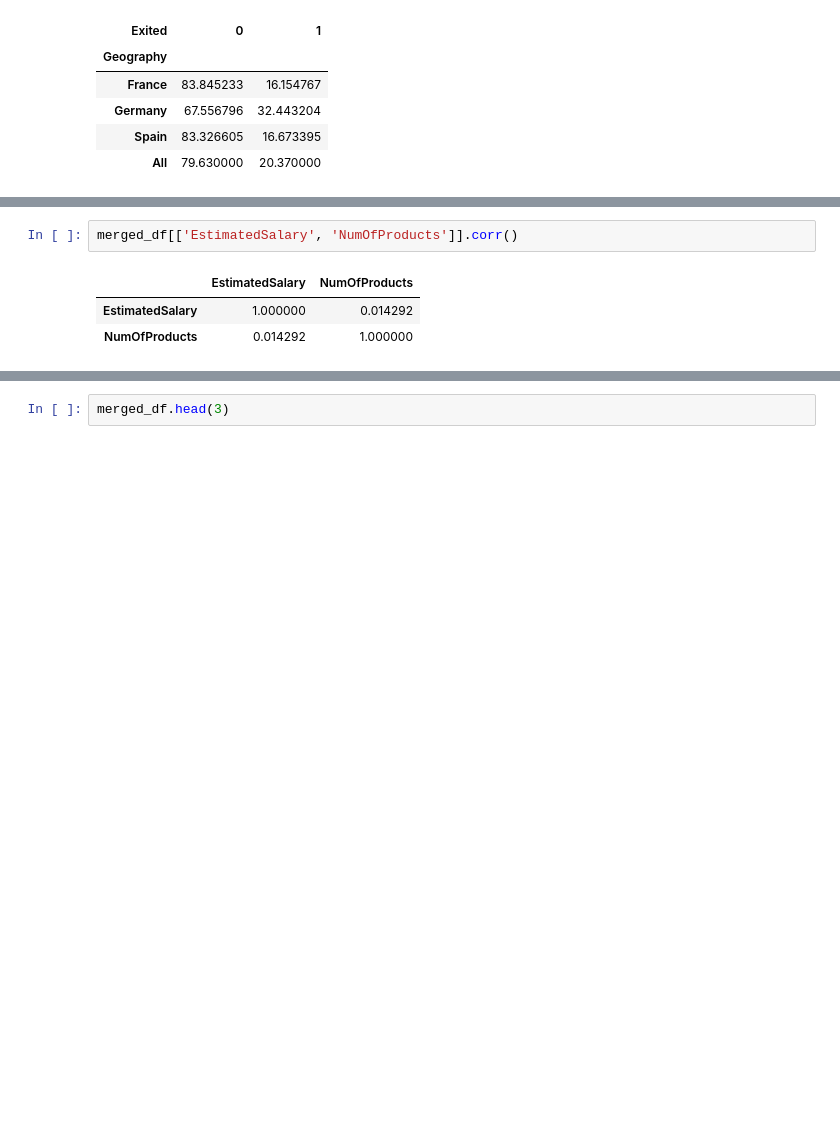
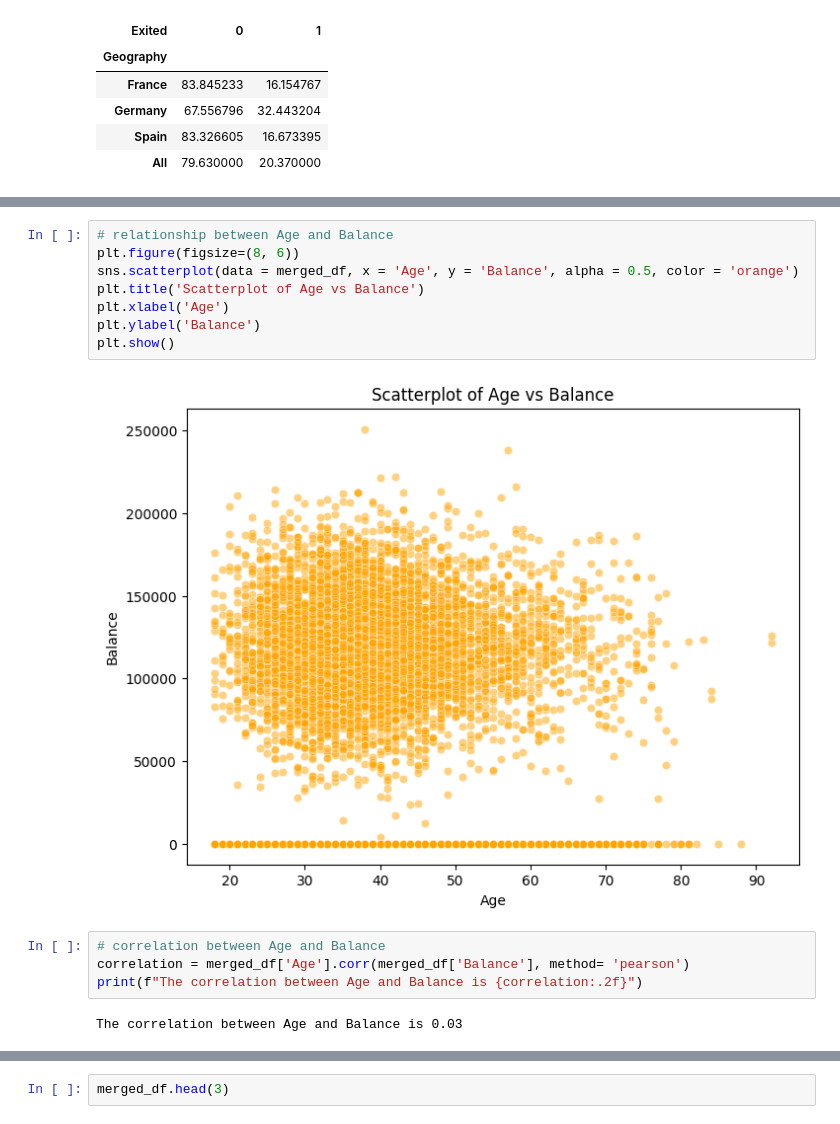
Before and after one commit to b3rian/Data_Science, a Jupyter notebook: Bank customer analysis.ipynb, the cells around one changed output, grey strips where cells are left out. Cells and saved outputs as stored; diff of their text form; blank space fills up the shorter version.

```diff
--- a/Bank customer analysis.ipynb
+++ b/Bank customer analysis.ipynb
@@ -156,6 +165,16 @@ plt.legend()
-# %%
-merged_df[['EstimatedSalary', 'NumOfProducts']].corr()
-# %% [output]
-|  | EstimatedSalary | NumOfProducts |
-| EstimatedSalary | 1.000000 | 0.014292 |
-| NumOfProducts | 0.014292 | 1.000000 |
+# %%
+# relationship between Age and Balance
+plt.figure(figsize=(8, 6))
+sns.scatterplot(data = merged_df, x = 'Age', y = 'Balance', alpha = 0.5, color = 'orange')
+plt.title('Scatterplot of Age vs Balance')
+plt.xlabel('Age')
+plt.ylabel('Balance')
+plt.show()
+# %% [output]
+[figure, added]
+# %%
+# correlation between Age and Balance
+correlation = merged_df['Age'].corr(merged_df['Balance'], method= 'pearson')
+print(f"The correlation between Age and Balance is {correlation:.2f}")
+# %% [output]
+The correlation between Age and Balance is 0.03
```
Also changed, not shown: parts of 12 cells of this notebook.
